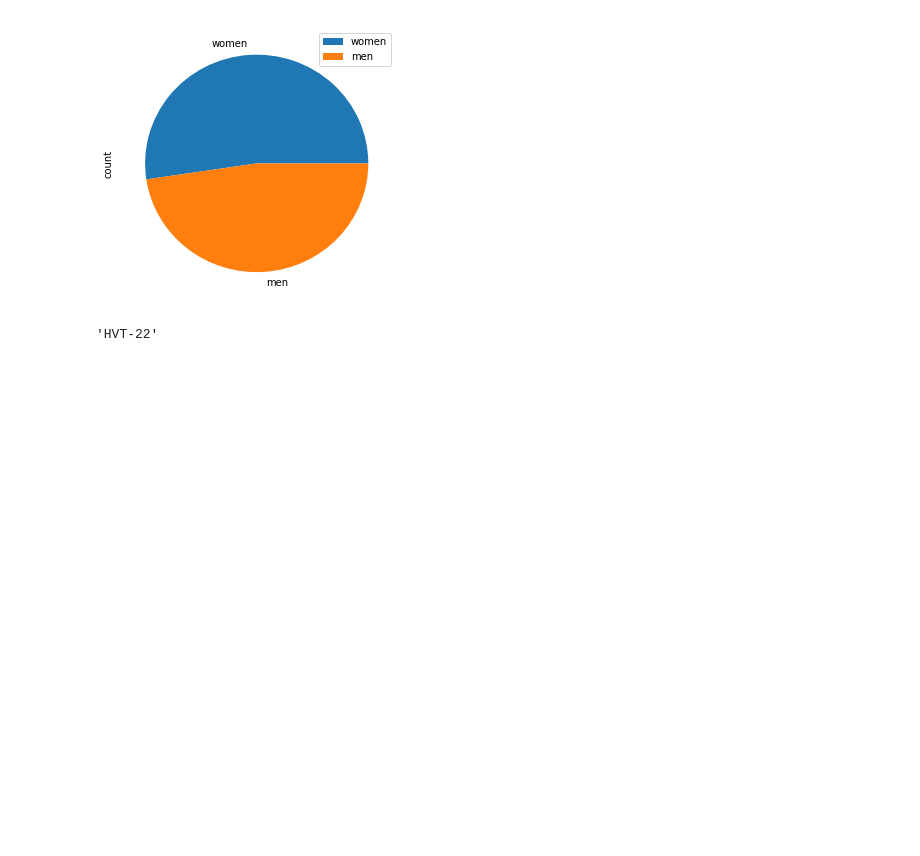
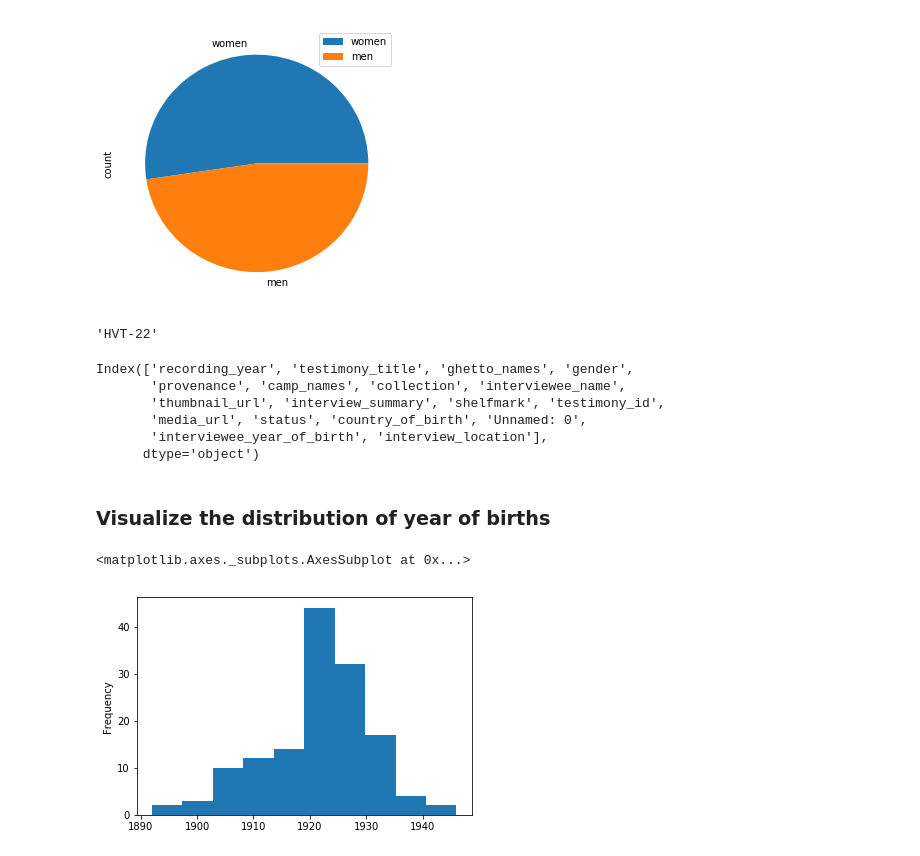
Before and after one commit to toth12/data_analysis_lts, a Jupyter notebook: Notebooks/analyze_Fortunoff_data.ipynb, the cells around one changed output. Drawn from its saved outputs; the diff is of its cells as text; code cells hidden in the pictures; blank space fills up the shorter version.

```diff
--- a/Notebooks/analyze_Fortunoff_data.ipynb
+++ b/Notebooks/analyze_Fortunoff_data.ipynb
@@ -59,7 +81,7 @@ def get_token_counts(testimony_id):
     tokens = [element for element in result]
     return (len(tokens))
 # %%
-df_testimonies['word_count'] = df_testimonies.testimony_id.progress_apply(get_token_counts)
+#df_testimonies['word_count'] = df_testimonies.testimony_id.progress_apply(get_token_counts)
 # %% [markdown]
 ### Print the median token number
 # %%
@@ -132,0 +167,16 @@ df_testimonies.testimony_id[20]
+# %%
+df_testimonies.columns
+# %% [output]
+Index(['recording_year', 'testimony_title', 'ghetto_names', 'gender',
+       'provenance', 'camp_names', 'collection', 'interviewee_name',
+       'thumbnail_url', 'interview_summary', 'shelfmark', 'testimony_id',
+       'media_url', 'status', 'country_of_birth', 'Unnamed: 0',
+       'interviewee_year_of_birth', 'interview_location'],
+      dtype='object')
+# %% [markdown]
+### Visualize the distribution of year of births
+# %%
+df_testimonies.interviewee_year_of_birth.plot.hist()
+# %% [output]
+<matplotlib.axes._subplots.AxesSubplot at 0x...>
+[figure, added]
```
Also changed, not shown: parts of 22 cells of this notebook, 4 other files.
